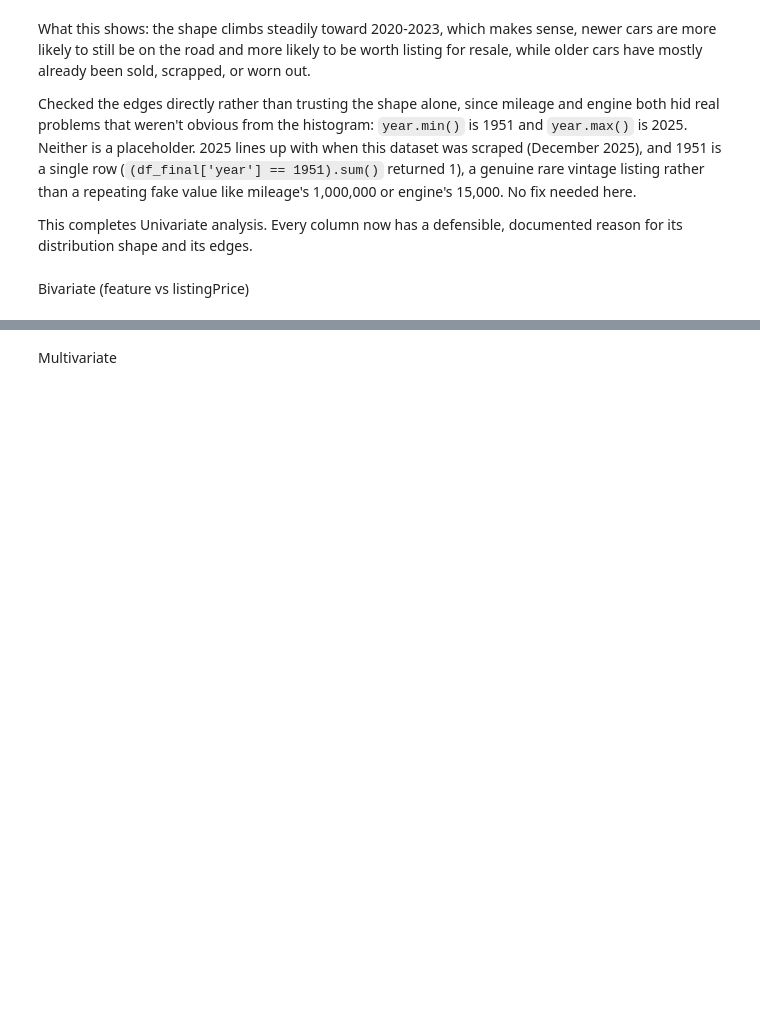
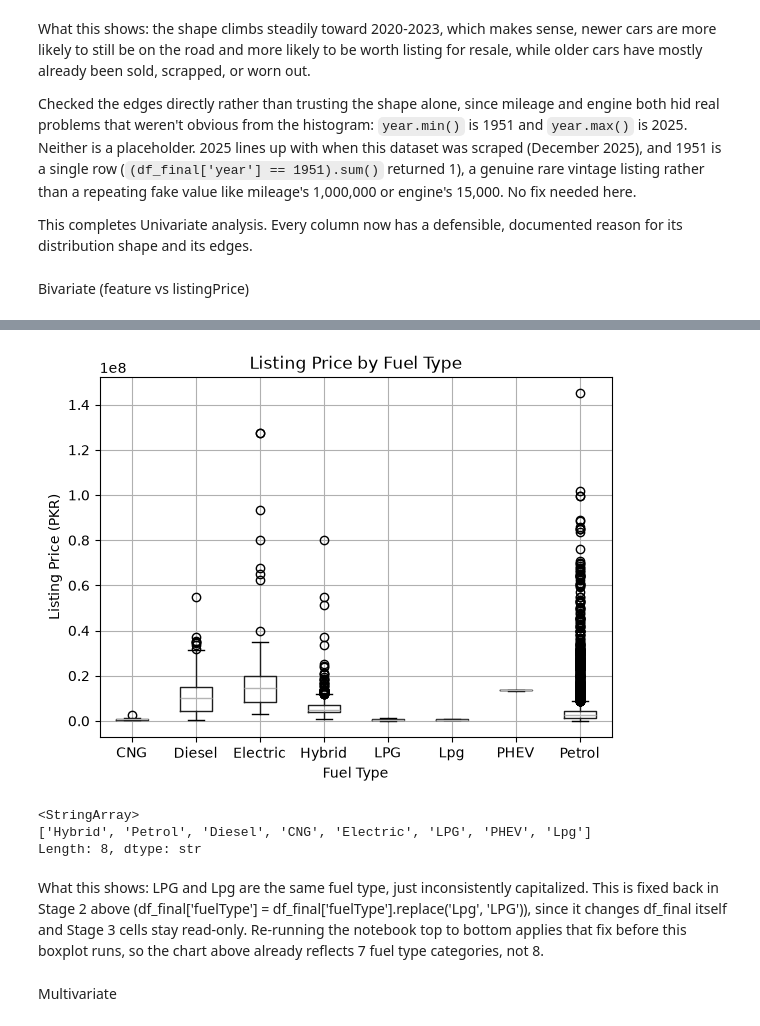
Before and after one commit to msumar7426/AI-ML-Journey, a Jupyter notebook: 01_Linear_Regression/project/used_car_price_prediction.ipynb, the cells around one changed output, grey strips where cells are left out. Saved outputs shown, nothing was run; the diff lists cells and outputs as text; code cells hidden in the pictures; blank space fills up the shorter version.

```diff
--- a/01_Linear_Regression/project/used_car_price_prediction.ipynb
+++ b/01_Linear_Regression/project/used_car_price_prediction.ipynb
@@ -387,3 +417,20 @@ Bivariate (feature vs listingPrice)
+# %%
+df_final.boxplot(column='listingPrice', by='fuelType')
+plt.xlabel('Fuel Type')
+plt.ylabel('Listing Price (PKR)')
+plt.title('Listing Price by Fuel Type')
+plt.suptitle('')
+plt.show()
+# %% [output]
+[figure, added]
+# %%
+df_final['fuelType'].unique()
+# %% [output]
+<StringArray>
+['Hybrid', 'Petrol', 'Diesel', 'CNG', 'Electric', 'LPG', 'PHEV', 'Lpg']
+Length: 8, dtype: str
+# %% [markdown]
+What this shows: LPG and Lpg are the same fuel type, just inconsistently capitalized. This is fixed back in Stage 2 above (df_final['fuelType'] = df_final['fuelType'].replace('Lpg', 'LPG')), since it changes df_final itself and Stage 3 cells stay read-only. Re-running the notebook top to bottom applies that fix before this boxplot runs, so the chart above already reflects 7 fuel type categories, not 8.
 # %% [markdown]
 Multivariate
 # %% [markdown]
```
Also changed, not shown: parts of 5 cells of this notebook, 1 other file.
